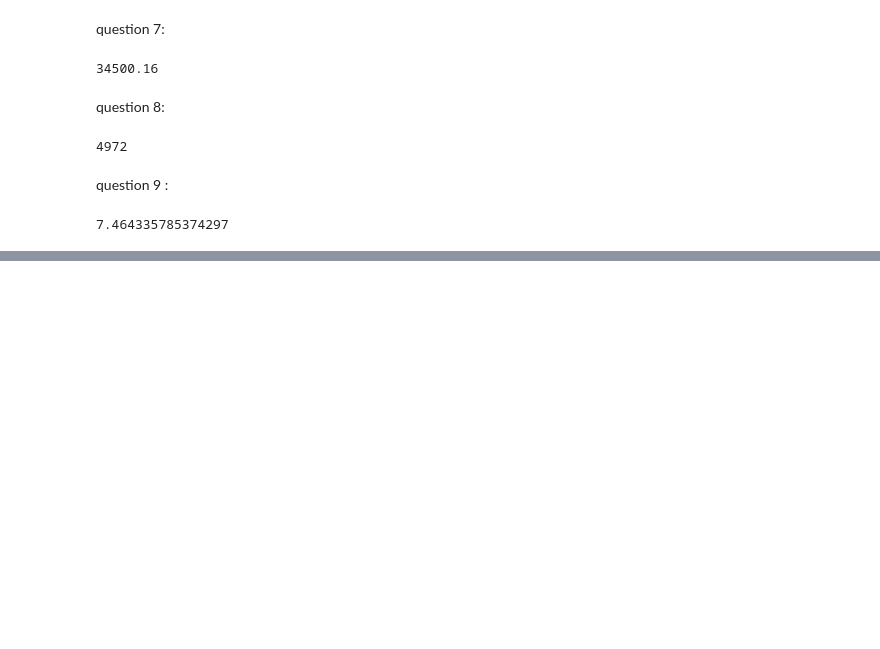
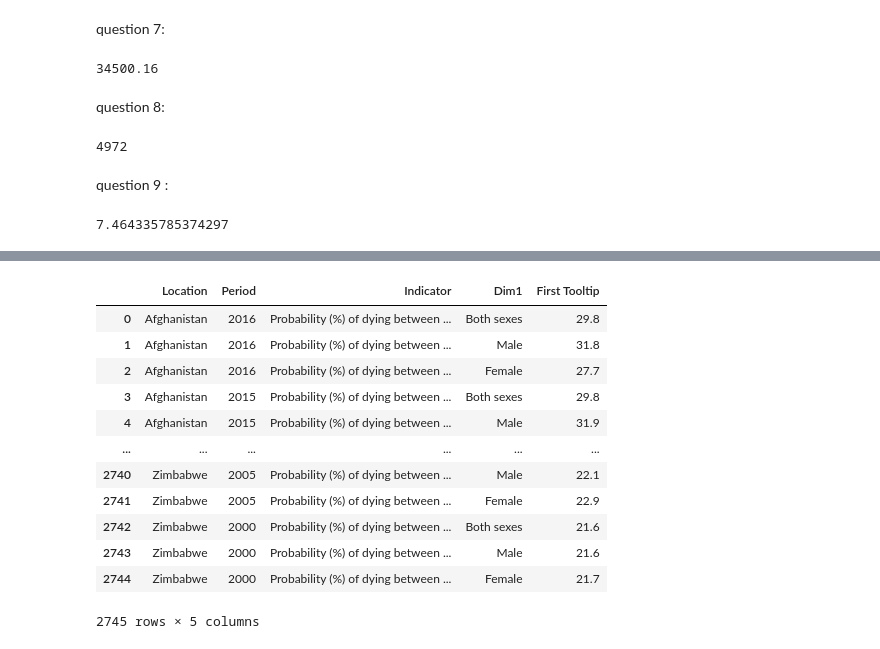
Before and after one commit to tplulu/python, a Jupyter notebook: dataframe.ipynb, the cells around one changed output, grey strips where cells are left out. Cells and saved outputs as stored; diff of their text form; code cells hidden in the pictures; blank space fills up the shorter version.

```diff
--- a/dataframe.ipynb
+++ b/dataframe.ipynb
@@ -390,3 +389,8 @@ question 9 :
 resto4.mean()
 # %% [output]
 7.464335785374297
+# %%
+from google.colab import files
+uploaded = files.upload()
+cancer = pd.read_csv('30-70cancerChdEtc.csv')
+cancer = pd.DataFrame(cancer)
@@ -392,0 +400,16 @@ resto4.mean()
+# %%
+cancer
+# %% [output]
+|  | Location | Period | Indicator | Dim1 | First Tooltip |
+| 0 | Afghanistan | 2016 | Probability (%) of dying between ... | Both sexes | 29.8 |
+| 1 | Afghanistan | 2016 | Probability (%) of dying between ... | Male | 31.8 |
+| 2 | Afghanistan | 2016 | Probability (%) of dying between ... | Female | 27.7 |
+| 3 | Afghanistan | 2015 | Probability (%) of dying between ... | Both sexes | 29.8 |
+| 4 | Afghanistan | 2015 | Probability (%) of dying between ... | Male | 31.9 |
+| ... | ... | ... | ... | ... | ... |
+| 2740 | Zimbabwe | 2005 | Probability (%) of dying between ... | Male | 22.1 |
+| 2741 | Zimbabwe | 2005 | Probability (%) of dying between ... | Female | 22.9 |
+| 2742 | Zimbabwe | 2000 | Probability (%) of dying between ... | Both sexes | 21.6 |
+| 2743 | Zimbabwe | 2000 | Probability (%) of dying between ... | Male | 21.6 |
+| 2744 | Zimbabwe | 2000 | Probability (%) of dying between ... | Female | 21.7 |
+2745 rows × 5 columns
```
Also changed, not shown: parts of 8 cells of this notebook.
